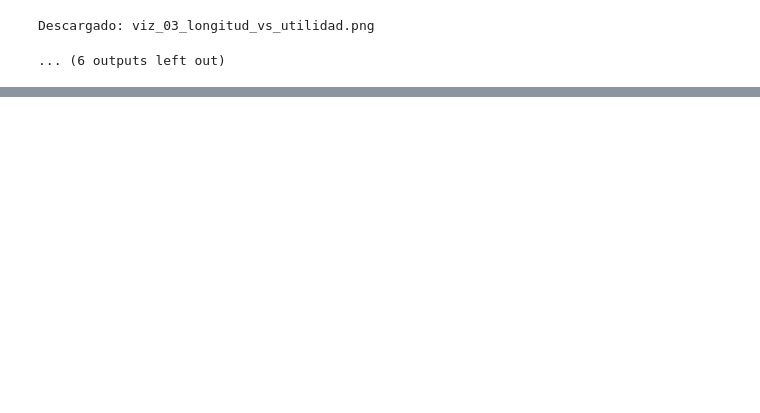
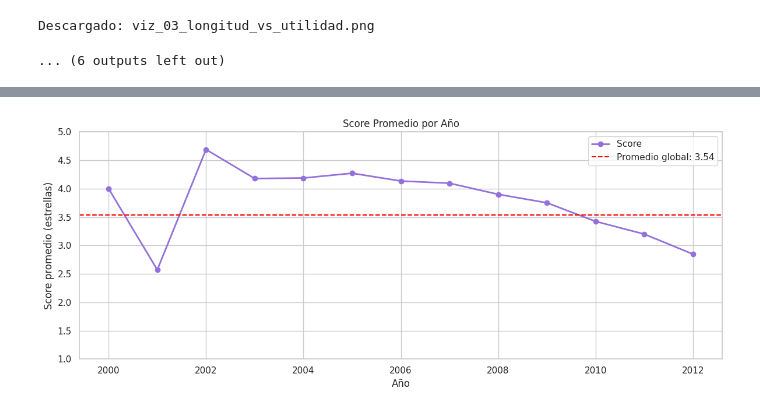
Before and after one commit to monicacholangoc/GRUPO_6_Amazon_NLP, a Jupyter notebook: 03_cuadernos/02_eda.ipynb, the cells around one changed output, grey strips where cells are left out. Saved outputs shown, nothing was run; the diff lists cells and outputs as text; code cells hidden in the pictures; blank space fills up the shorter version.

```diff
--- a/03_cuadernos/02_eda.ipynb
+++ b/03_cuadernos/02_eda.ipynb
@@ -298,0 +334,20 @@ Descargado: viz_03_longitud_vs_utilidad.png
+# %%
+# Visualización 8 — Score promedio por año
+fig, ax = plt.subplots(figsize=(12, 5))
+
+df.groupby('Year')['Score'].mean().plot(
+    kind='line', ax=ax, marker='o', color='mediumpurple', linewidth=2
+)
+ax.set_title('Score Promedio por Año')
+ax.set_xlabel('Año')
+ax.set_ylabel('Score promedio (estrellas)')
+ax.set_ylim(1, 5)
+ax.axhline(y=df['Score'].mean(), color='red',
+           linestyle='--', label=f"Promedio global: {df['Score'].mean():.2f}")
+ax.legend()
+
+plt.tight_layout()
+plt.savefig('viz_08_score_por_anio.png', dpi=150, bbox_inches='tight')
+plt.show()
+# %% [output]
+[figure, added]
```
Also changed, not shown: parts of 1 cell of this notebook.
